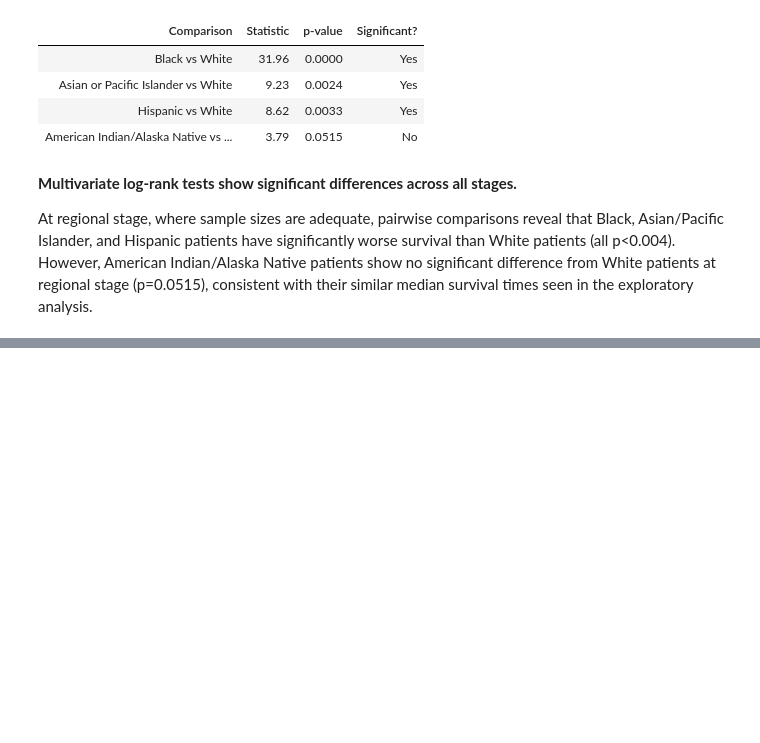
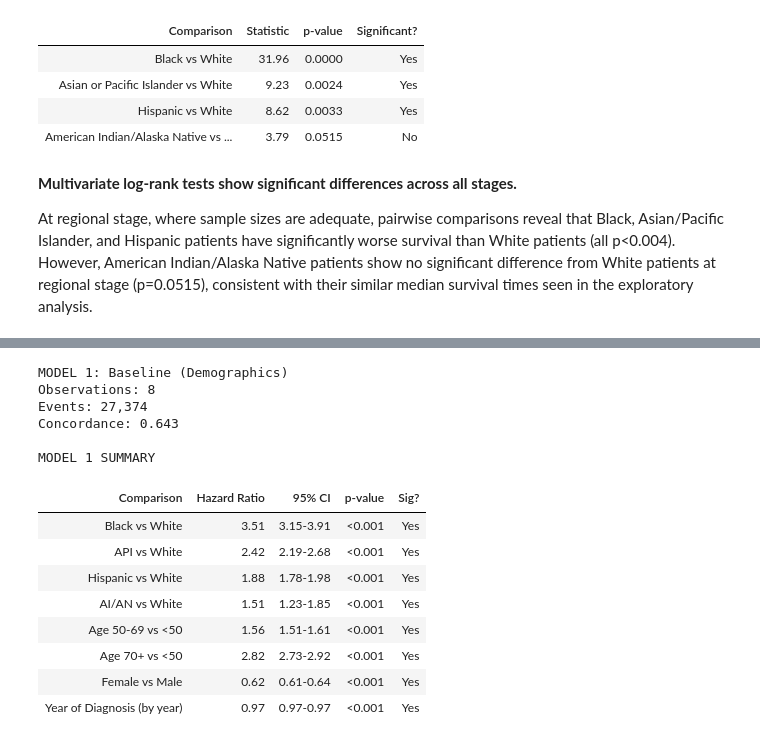
Before and after one commit to kpannoni/melanoma-project, a Jupyter notebook: notebooks/03_survival_analysis.ipynb, the cells around one changed output, grey strips where cells are left out. Drawn from its saved outputs; the diff is of its cells as text; code cells hidden in the pictures; blank space fills up the shorter version.

```diff
--- a/notebooks/03_survival_analysis.ipynb
+++ b/notebooks/03_survival_analysis.ipynb
@@ -524,0 +558,77 @@ At regional stage, where sample sizes are adequate, pairwise comparisons reveal
+# %%
+# Let's create the baseline Model 1
+
+# Initialize COX model
+cph1 = CoxPHFitter()
+
+# Get the data for the model
+model1_data = mel_data[['survival_months', 'event', 'race_labels',
+                         'age_category', 'sex', 'year_diag']].copy()
+
+# We need White to be first because it's our reference category
+ref_order = ['White', 'Black', 'Asian or Pacific Islander',
+                   'Hispanic', 'American Indian/Alaska Native']
+
+# Make sure categorical variables are the right type and in order
+model1_data['race_labels'] = pd.Categorical(model1_data['race_labels'], categories=ref_order) # White is reference
+model1_data['age_category'] = pd.Categorical(model1_data['age_category'], categories=['<50', '50-69', '70+']) # <50 is reference
+model1_data['sex'] = pd.Categorical(model1_data['sex'], categories=['Male', 'Female']) # male is reference
+
+# Fit the model with the data
+cph1.fit(model1_data,
+        duration_col='survival_months',
+        event_col='event',
+        formula="race_labels + age_category + sex + year_diag")
+
+# Display results with key diagnostics
+print("MODEL 1: Baseline (Demographics)")
+print(f"Observations: {cph1.summary.shape[0]:,}")
+print(f"Events: {cph1.event_observed.sum():,}")
+print(f"Concordance: {cph1.concordance_index_:.3f}\n")
+
+# Now we'll create a clean table with the Model 1 results
+# Extract results from the fitted model
+model1_results = cph1.summary.copy()
+
+# Create cleaner comparison labels
+comparison_labels = {
+    'race_labels[T.Black]': 'Black vs White',
+    'race_labels[T.Asian or Pacific Islander]': 'API vs White',
+    'race_labels[T.Hispanic]': 'Hispanic vs White',
+    'race_labels[T.American Indian/Alaska Native]': 'AI/AN vs White',
+    'age_category[T.50-69]': 'Age 50-69 vs <50',
+    'age_category[T.70+]': 'Age 70+ vs <50',
+    'sex[T.Female]': 'Female vs Male',
+    'year_diag': 'Year of Diagnosis (by year)'
+}
+
+# Build the summary table
+model1_summary = pd.DataFrame({
+    'Comparison': [comparison_labels.get(idx, idx) for idx in model1_results.index],
+    'Hazard Ratio': model1_results['exp(coef)'].apply(lambda x: f'{x:.2f}'), # round to 2 decimals and format as string
+    '95% CI': model1_results.apply(lambda row: f"{row['exp(coef) lower 95%']:.2f}-{row['exp(coef) upper 95%']:.2f}", axis=1), # get CI range
+    'p-value': model1_results['p'].apply(lambda x: '<0.001' if x < 0.001 else f'{x:.3f}'), # clean up p-value
+    'Sig?': model1_results['p'].apply(lambda x: 'Yes' if x < 0.05 else 'No') # print yes/no for significance
+})
+
+# Remove the index
+model1_summary = model1_summary.reset_index(drop=True)
+
+print("MODEL 1 SUMMARY")
+display(model1_summary.style.hide(axis="index"))
+# %% [output]
+MODEL 1: Baseline (Demographics)
+Observations: 8
+Events: 27,374
+Concordance: 0.643
+
+MODEL 1 SUMMARY
+| Comparison | Hazard Ratio | 95% CI | p-value | Sig? |
+| Black vs White | 3.51 | 3.15-3.91 | <0.001 | Yes |
+| API vs White | 2.42 | 2.19-2.68 | <0.001 | Yes |
+| Hispanic vs White | 1.88 | 1.78-1.98 | <0.001 | Yes |
+| AI/AN vs White | 1.51 | 1.23-1.85 | <0.001 | Yes |
+| Age 50-69 vs <50 | 1.56 | 1.51-1.61 | <0.001 | Yes |
+| Age 70+ vs <50 | 2.82 | 2.73-2.92 | <0.001 | Yes |
+| Female vs Male | 0.62 | 0.61-0.64 | <0.001 | Yes |
+| Year of Diagnosis (by year) | 0.97 | 0.97-0.97 | <0.001 | Yes |
```
Also changed, not shown: parts of 22 cells of this notebook, 5 other files.
